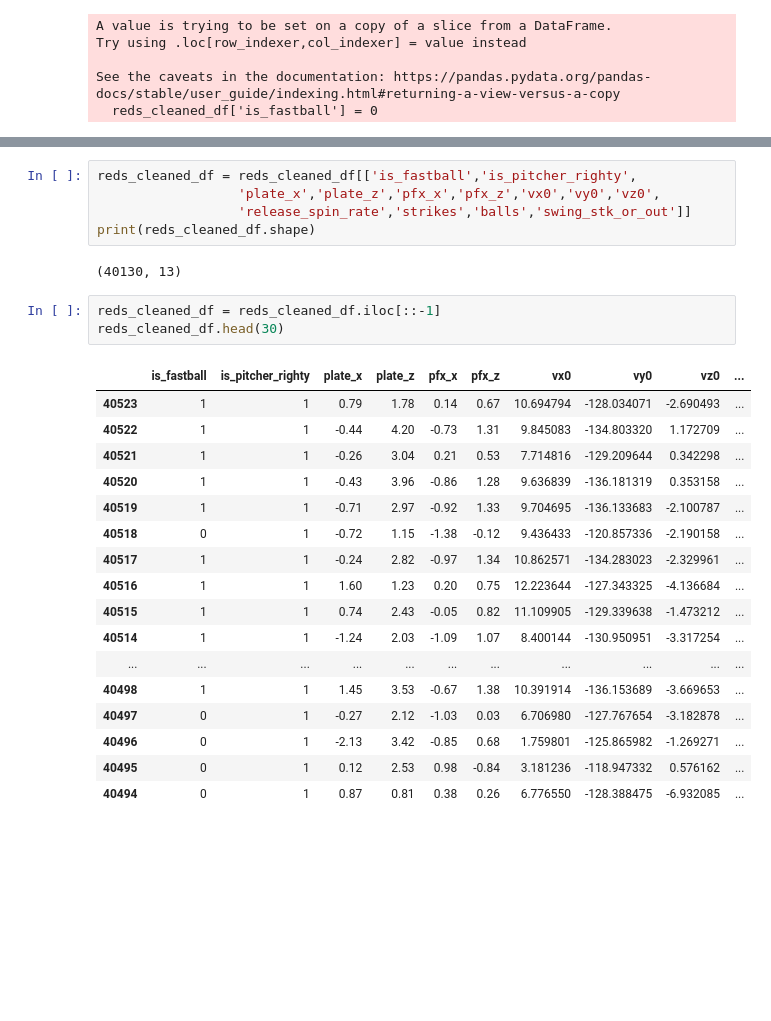
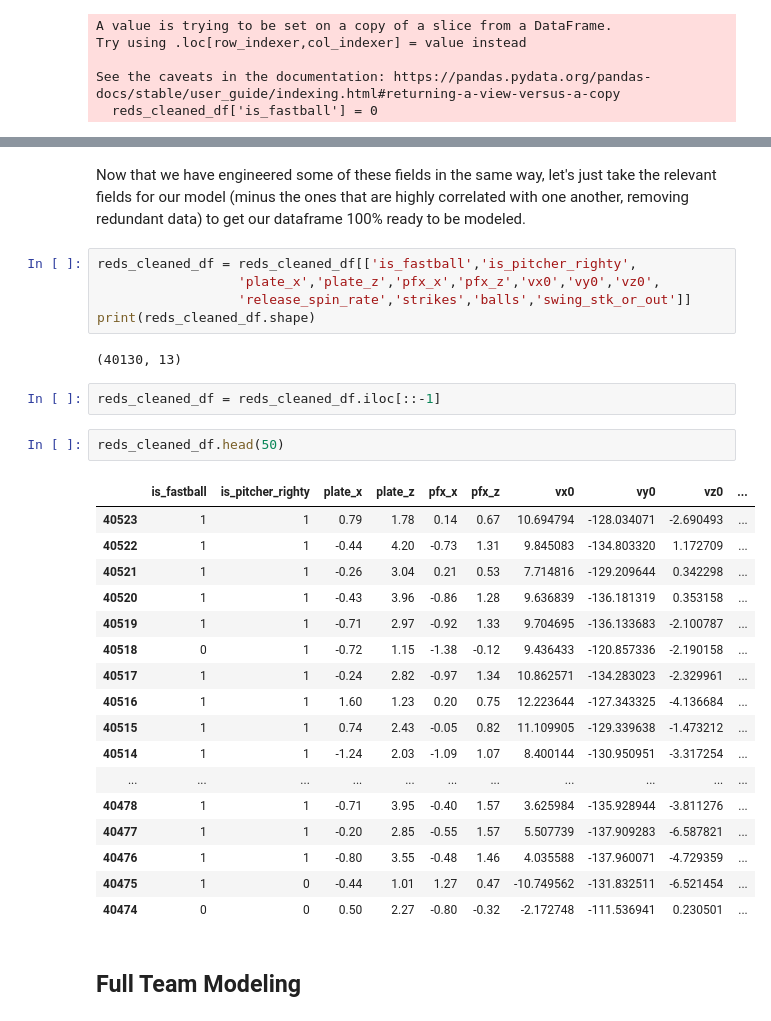
Before and after one commit to ewehmueller/pitch-analysis, a Jupyter notebook: pitch-classification.ipynb, the cells around one changed output, grey strips where cells are left out. Cells and saved outputs as stored; diff of their text form; blank space fills up the shorter version.

```diff
--- a/pitch-classification.ipynb
+++ b/pitch-classification.ipynb
@@ -728,3 +728,5 @@ See the caveats in the documentation: https://pandas.pydata.org/pandas-docs/stab
+# %% [markdown]
+Now that we have engineered some of these fields in the same way, let's just take the relevant fields for our model (minus the ones that are highly correlated with one another, removing redundant data) to get our dataframe 100% ready to be modeled.
 # %%
 reds_cleaned_df = reds_cleaned_df[['is_fastball','is_pitcher_righty',
                   'plate_x','plate_z','pfx_x','pfx_z','vx0','vy0','vz0',
@@ -734,22 +736,25 @@ print(reds_cleaned_df.shape)
 (40130, 13)
 # %%
 reds_cleaned_df = reds_cleaned_df.iloc[::-1]
-reds_cleaned_df.head(30)
-# %% [output]
-|  | is_fastball | is_pitcher_righty | plate_x | plate_z | pfx_x | pfx_z | vx0 | vy0 | vz0 | ... |
-| 40523 | 1 | 1 | 0.79 | 1.78 | 0.14 | 0.67 | 10.694794 | -128.034071 | -2.690493 | ... |
-| 40522 | 1 | 1 | -0.44 | 4.20 | -0.73 | 1.31 | 9.845083 | -134.803320 | 1.172709 | ... |
-| 40521 | 1 | 1 | -0.26 | 3.04 | 0.21 | 0.53 | 7.714816 | -129.209644 | 0.342298 | ... |
-| 40520 | 1 | 1 | -0.43 | 3.96 | -0.86 | 1.28 | 9.636839 | -136.181319 | 0.353158 | ... |
-| 40519 | 1 | 1 | -0.71 | 2.97 | -0.92 | 1.33 | 9.704695 | -136.133683 | -2.100787 | ... |
-| 40518 | 0 | 1 | -0.72 | 1.15 | -1.38 | -0.12 | 9.436433 | -120.857336 | -2.190158 | ... |
-| 40517 | 1 | 1 | -0.24 | 2.82 | -0.97 | 1.34 | 10.862571 | -134.283023 | -2.329961 | ... |
-| 40516 | 1 | 1 | 1.60 | 1.23 | 0.20 | 0.75 | 12.223644 | -127.343325 | -4.136684 | ... |
-| 40515 | 1 | 1 | 0.74 | 2.43 | -0.05 | 0.82 | 11.109905 | -129.339638 | -1.473212 | ... |
-| 40514 | 1 | 1 | -1.24 | 2.03 | -1.09 | 1.07 | 8.400144 | -130.950951 | -3.317254 | ... |
-| ... | ... | ... | ... | ... | ... | ... | ... | ... | ... | ... |
-| 40498 | 1 | 1 | 1.45 | 3.53 | -0.67 | 1.38 | 10.391914 | -136.153689 | -3.669653 | ... |
-| 40497 | 0 | 1 | -0.27 | 2.12 | -1.03 | 0.03 | 6.706980 | -127.767654 | -3.182878 | ... |
-| 40496 | 0 | 1 | -2.13 | 3.42 | -0.85 | 0.68 | 1.759801 | -125.865982 | -1.269271 | ... |
-| 40495 | 0 | 1 | 0.12 | 2.53 | 0.98 | -0.84 | 3.181236 | -118.947332 | 0.576162 | ... |
-| 40494 | 0 | 1 | 0.87 | 0.81 | 0.38 | 0.26 | 6.776550 | -128.388475 | -6.932085 | ... |
+# %%
+reds_cleaned_df.head(50)
+# %% [output]
+|  | is_fastball | is_pitcher_righty | plate_x | plate_z | pfx_x | pfx_z | vx0 | vy0 | vz0 | ... |
+| 40523 | 1 | 1 | 0.79 | 1.78 | 0.14 | 0.67 | 10.694794 | -128.034071 | -2.690493 | ... |
+| 40522 | 1 | 1 | -0.44 | 4.20 | -0.73 | 1.31 | 9.845083 | -134.803320 | 1.172709 | ... |
+| 40521 | 1 | 1 | -0.26 | 3.04 | 0.21 | 0.53 | 7.714816 | -129.209644 | 0.342298 | ... |
+| 40520 | 1 | 1 | -0.43 | 3.96 | -0.86 | 1.28 | 9.636839 | -136.181319 | 0.353158 | ... |
+| 40519 | 1 | 1 | -0.71 | 2.97 | -0.92 | 1.33 | 9.704695 | -136.133683 | -2.100787 | ... |
+| 40518 | 0 | 1 | -0.72 | 1.15 | -1.38 | -0.12 | 9.436433 | -120.857336 | -2.190158 | ... |
+| 40517 | 1 | 1 | -0.24 | 2.82 | -0.97 | 1.34 | 10.862571 | -134.283023 | -2.329961 | ... |
+| 40516 | 1 | 1 | 1.60 | 1.23 | 0.20 | 0.75 | 12.223644 | -127.343325 | -4.136684 | ... |
+| 40515 | 1 | 1 | 0.74 | 2.43 | -0.05 | 0.82 | 11.109905 | -129.339638 | -1.473212 | ... |
+| 40514 | 1 | 1 | -1.24 | 2.03 | -1.09 | 1.07 | 8.400144 | -130.950951 | -3.317254 | ... |
+| ... | ... | ... | ... | ... | ... | ... | ... | ... | ... | ... |
+| 40478 | 1 | 1 | -0.71 | 3.95 | -0.40 | 1.57 | 3.625984 | -135.928944 | -3.811276 | ... |
+| 40477 | 1 | 1 | -0.20 | 2.85 | -0.55 | 1.57 | 5.507739 | -137.909283 | -6.587821 | ... |
+| 40476 | 1 | 1 | -0.80 | 3.55 | -0.48 | 1.46 | 4.035588 | -137.960071 | -4.729359 | ... |
+| 40475 | 1 | 0 | -0.44 | 1.01 | 1.27 | 0.47 | -10.749562 | -131.832511 | -6.521454 | ... |
+| 40474 | 0 | 0 | 0.50 | 2.27 | -0.80 | -0.32 | -2.172748 | -111.536941 | 0.230501 | ... |
+# %% [markdown]
+## Full Team Modeling
```
Also changed, not shown: parts of 29 cells of this notebook.
